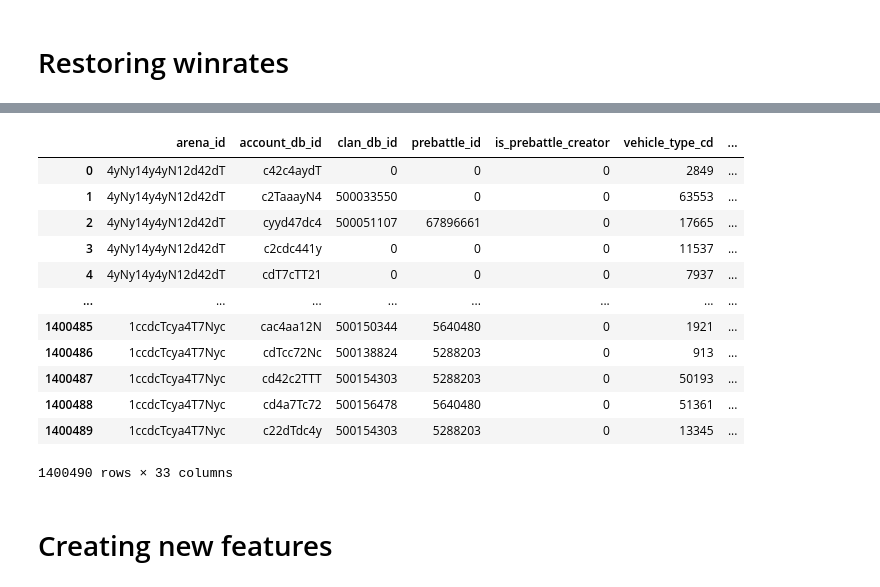
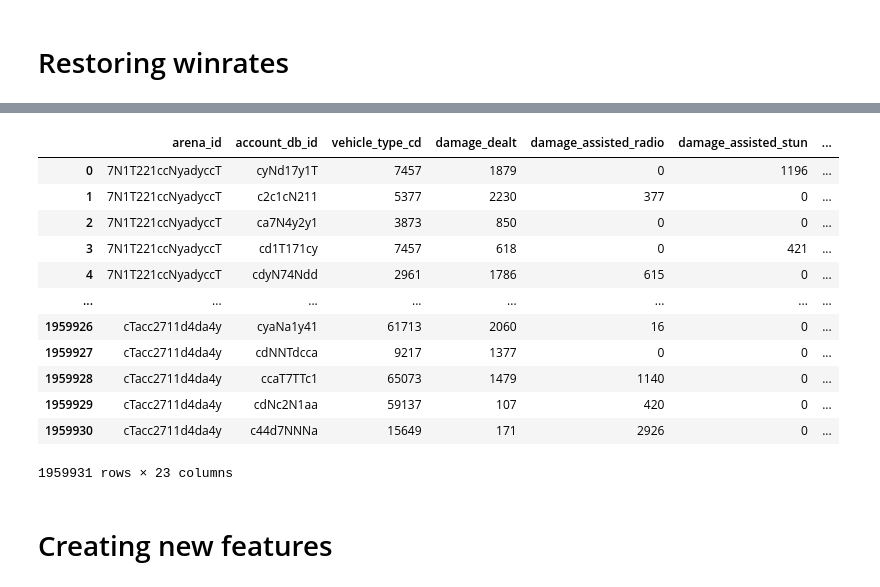
Before and after one commit to Egorka1/WG_Forge, a Jupyter notebook: WGProjectFinal.ipynb, the cells around one changed output, grey strips where cells are left out. Cells and saved outputs as stored; diff of their text form; code cells hidden in the pictures.

```diff
--- a/WGProjectFinal.ipynb
+++ b/WGProjectFinal.ipynb
@@ -355,0 +595,18 @@ mean_squared_error(Yn, preds)
+# %%
+N0 = len(arena_members)
+
+masks = [
+    ('cleaning by tank battles: vehicle_type_cd.grouped.count >= 100', \
+    arena_members.groupby('vehicle_type_cd')['vehicle_type_cd'].transform('count') >= 100)
+]
+
+for mask in masks:
+    N = len(arena_members)
+
+    arena_members = arena_members.loc[mask[1]]
+
+    print(f'[{mask[0].upper()}]: removed {N - len(arena_members)} rows. ({100 * (1 - len(arena_members) / N)} %)')
+
+arena_members.index = np.arange(len(arena_members))
+
+print(f'\nTotally removed {N0 - len(arena_members)} rows. ({100 * (1 - len(arena_members) / N0)} %)')
@@ -356,7 +617,6 @@ mean_squared_error(Yn, preds)
 # %%
-players_data = data.groupby('account_db_id').agg({'original_xp' : 'median',
-                                                  'is_winner' : lambda g: sum(g) / len(g)})
-players_data.columns = ['median_original_xp', 'player_winrate']
+tanks_data = arena_members.groupby('vehicle_type_cd').agg({'is_winner' : lambda g: sum(g) / len(g)})
+tanks_data.columns = ['tank_winrate']
 
-players_data
+tanks_data
 # %% [output]
@@ -445,6 +644,0 @@ Totally removed 2468 rows. (0.1759140330644282 %)
-# %%
-tanks_data = data.groupby('vehicle_type_cd').agg({'original_xp' : 'median',
-                                                  'is_winner' : lambda g: sum(g) / len(g)})
-tanks_data.columns = ['median_original_xp', 'tank_winrate']
-
-tanks_data
@@ -474,4 +645,4 @@ tanks_data['tank_winrate'].mean()
 # %%
-data = data.merge(tanks_data[['tank_winrate']], how='left', on='vehicle_type_cd')
-data
+arena_members = arena_members.merge(tanks_data[['tank_winrate']], how='left', on='vehicle_type_cd')
+arena_members
 # %% [output]
@@ -491,19 +662,22 @@ data
 # %%
-data.drop(columns=['dt', 'team_id', 'remained_hp', 'is_alive', 'winner_team_id', 'is_winner'], inplace=True, axis=1)
-data
+arena_members.drop(columns=['dt', 'periphery_id', 'team_id', 'clan_db_id', 'prebattle_id', 'is_prebattle_creator',
+                            'life_time_sec', 'shots', 'hits', 'he_hits', 'pierced', 'mileage_meter',
+                            'premium_xp_factor', 'daily_xp_factor', 'battle_num', 'booster_bonus_credits', 'booster_bonus_xp',
+                            'remained_hp', 'is_alive', 'winner_team_id', 'winner_team_id_my', 'is_winner', 'is_winner_my'], inplace=True, axis=1)
+arena_members
 # %% [output]
-|  | arena_id | account_db_id | clan_db_id | prebattle_id | is_prebattle_creator | vehicle_type_cd | ... |
-| 0 | 4yNy14y4yN12d42dT | c42c4aydT | 0 | 0 | 0 | 2849 | ... |
-| 1 | 4yNy14y4yN12d42dT | c2TaaayN4 | 500033550 | 0 | 0 | 63553 | ... |
-| 2 | 4yNy14y4yN12d42dT | cyyd47dc4 | 500051107 | 67896661 | 0 | 17665 | ... |
-| 3 | 4yNy14y4yN12d42dT | c2cdc441y | 0 | 0 | 0 | 11537 | ... |
-| 4 | 4yNy14y4yN12d42dT | cdT7cTT21 | 0 | 0 | 0 | 7937 | ... |
+|  | arena_id | account_db_id | vehicle_type_cd | damage_dealt | damage_assisted_radio | damage_assisted_stun | ... |
+| 0 | 7N1T221ccNyadyccT | cyNd17y1T | 7457 | 1879 | 0 | 1196 | ... |
+| 1 | 7N1T221ccNyadyccT | c2c1cN211 | 5377 | 2230 | 377 | 0 | ... |
+| 2 | 7N1T221ccNyadyccT | ca7N4y2y1 | 3873 | 850 | 0 | 0 | ... |
+| 3 | 7N1T221ccNyadyccT | cd1T171cy | 7457 | 618 | 0 | 421 | ... |
+| 4 | 7N1T221ccNyadyccT | cdyN74Ndd | 2961 | 1786 | 615 | 0 | ... |
 | ... | ... | ... | ... | ... | ... | ... | ... |
-| 1400485 | 1ccdcTcya4T7Nyc | cac4aa12N | 500150344 | 5640480 | 0 | 1921 | ... |
-| 1400486 | 1ccdcTcya4T7Nyc | cdTcc72Nc | 500138824 | 5288203 | 0 | 913 | ... |
-| 1400487 | 1ccdcTcya4T7Nyc | cd42c2TTT | 500154303 | 5288203 | 0 | 50193 | ... |
-| 1400488 | 1ccdcTcya4T7Nyc | cd4a7Tc72 | 500156478 | 5640480 | 0 | 51361 | ... |
-| 1400489 | 1ccdcTcya4T7Nyc | c22dTdc4y | 500154303 | 5288203 | 0 | 13345 | ... |
+| 1959926 | cTacc2711d4da4y | cyaNa1y41 | 61713 | 2060 | 16 | 0 | ... |
+| 1959927 | cTacc2711d4da4y | cdNNTdcca | 9217 | 1377 | 0 | 0 | ... |
+| 1959928 | cTacc2711d4da4y | ccaT7TTc1 | 65073 | 1479 | 1140 | 0 | ... |
+| 1959929 | cTacc2711d4da4y | cdNc2N1aa | 59137 | 107 | 420 | 0 | ... |
+| 1959930 | cTacc2711d4da4y | c44d7NNNa | 15649 | 171 | 2926 | 0 | ... |
-1400490 rows × 33 columns
+1959931 rows × 23 columns
 # %% [markdown]
 # Creating new features
```
Also changed, not shown: parts of 54 cells of this notebook.
